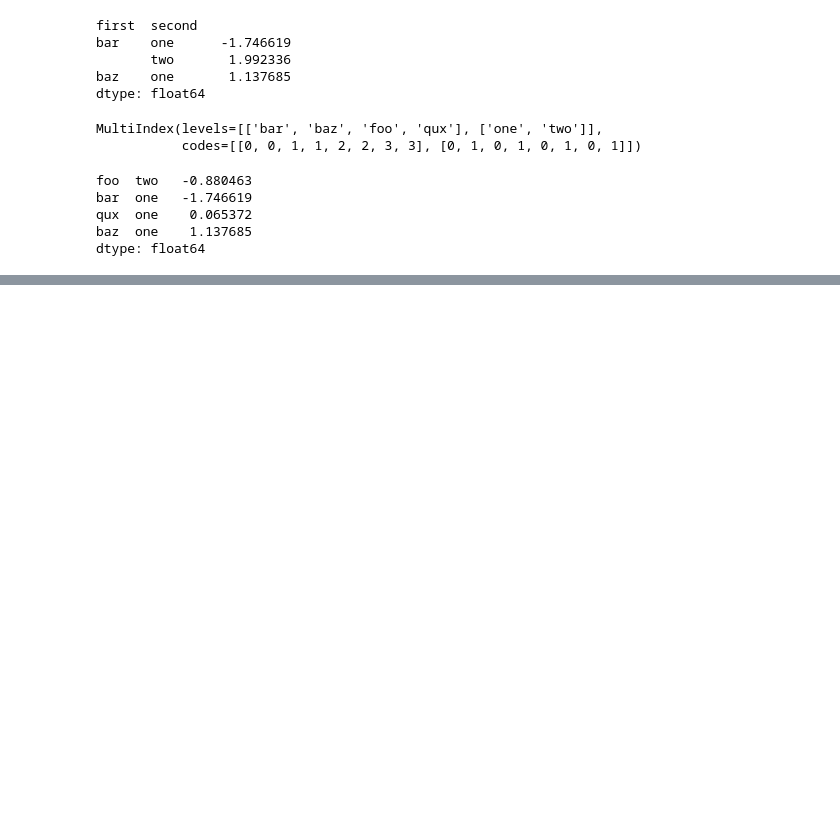
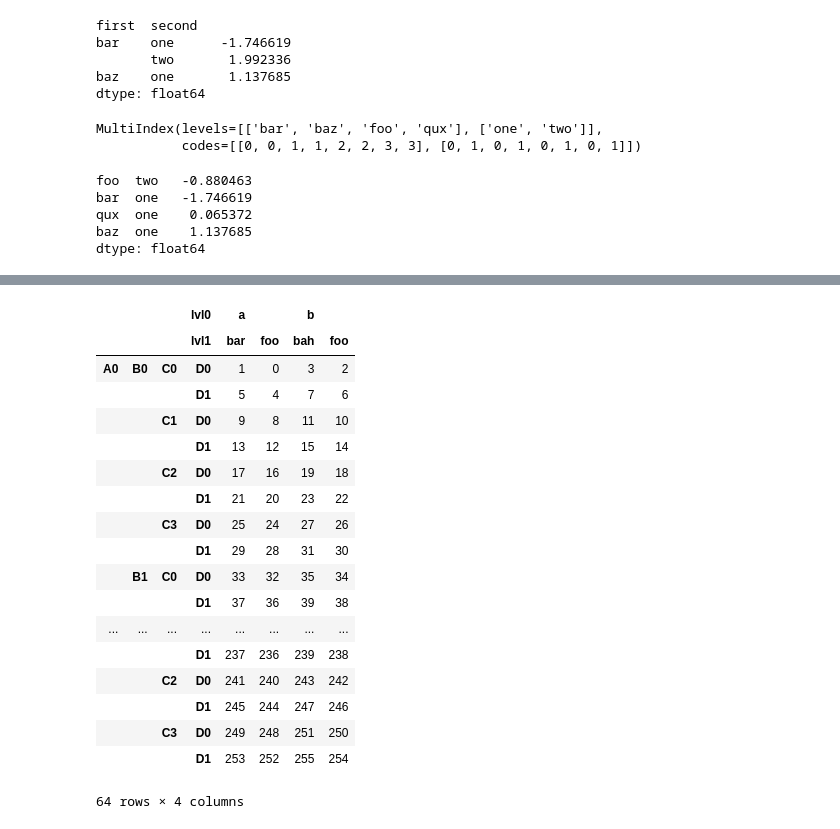
Before and after one commit to sushtend/100-days-of-ml-code, a Jupyter notebook: code/ml/pandas/Essential basic functionality.ipynb, the cells around one changed output, grey strips where cells are left out. Drawn from its saved outputs; the diff is of its cells as text; code cells hidden in the pictures; blank space fills up the shorter version.

```diff
--- a/code/ml/pandas/Essential basic functionality.ipynb
+++ b/code/ml/pandas/Essential basic functionality.ipynb
@@ -1822,0 +1934,39 @@ dtype: float64
+# %%
+def mklbl(prefix, n):
+    return ["%s%s" % (prefix, i) for i in range(n)]
+# %%
+miindex = pd.MultiIndex.from_product([mklbl('A', 4),
+                                         mklbl('B', 2),
+                                       mklbl('C', 4),
+                                        mklbl('D', 2)])
+# %%
+micolumns = pd.MultiIndex.from_tuples([('a', 'foo'), ('a', 'bar'),
+                                          ('b', 'foo'), ('b', 'bah')],
+                                        names=['lvl0', 'lvl1'])
+# %%
+dfmi = pd.DataFrame(np.arange(len(miindex) * len(micolumns))
+                         .reshape((len(miindex), len(micolumns))),
+                    index=miindex,
+                      columns=micolumns).sort_index().sort_index(axis=1)
+# %%
+dfmi
+# %% [output]
+|  |  |  | lvl0 | a |  | b |  |
+|  |  |  | lvl1 | bar | foo | bah | foo |
+| A0 | B0 | C0 | D0 | 1 | 0 | 3 | 2 |
+|  |  |  | D1 | 5 | 4 | 7 | 6 |
+|  |  | C1 | D0 | 9 | 8 | 11 | 10 |
+|  |  |  | D1 | 13 | 12 | 15 | 14 |
+|  |  | C2 | D0 | 17 | 16 | 19 | 18 |
+|  |  |  | D1 | 21 | 20 | 23 | 22 |
+|  |  | C3 | D0 | 25 | 24 | 27 | 26 |
+|  |  |  | D1 | 29 | 28 | 31 | 30 |
+|  | B1 | C0 | D0 | 33 | 32 | 35 | 34 |
+|  |  |  | D1 | 37 | 36 | 39 | 38 |
+| ... | ... | ... | ... | ... | ... | ... | ... |
+|  |  |  | D1 | 237 | 236 | 239 | 238 |
+|  |  | C2 | D0 | 241 | 240 | 243 | 242 |
+|  |  |  | D1 | 245 | 244 | 247 | 246 |
+|  |  | C3 | D0 | 249 | 248 | 251 | 250 |
+|  |  |  | D1 | 253 | 252 | 255 | 254 |
+64 rows × 4 columns
```
Also changed, not shown: parts of 75 cells of this notebook.
